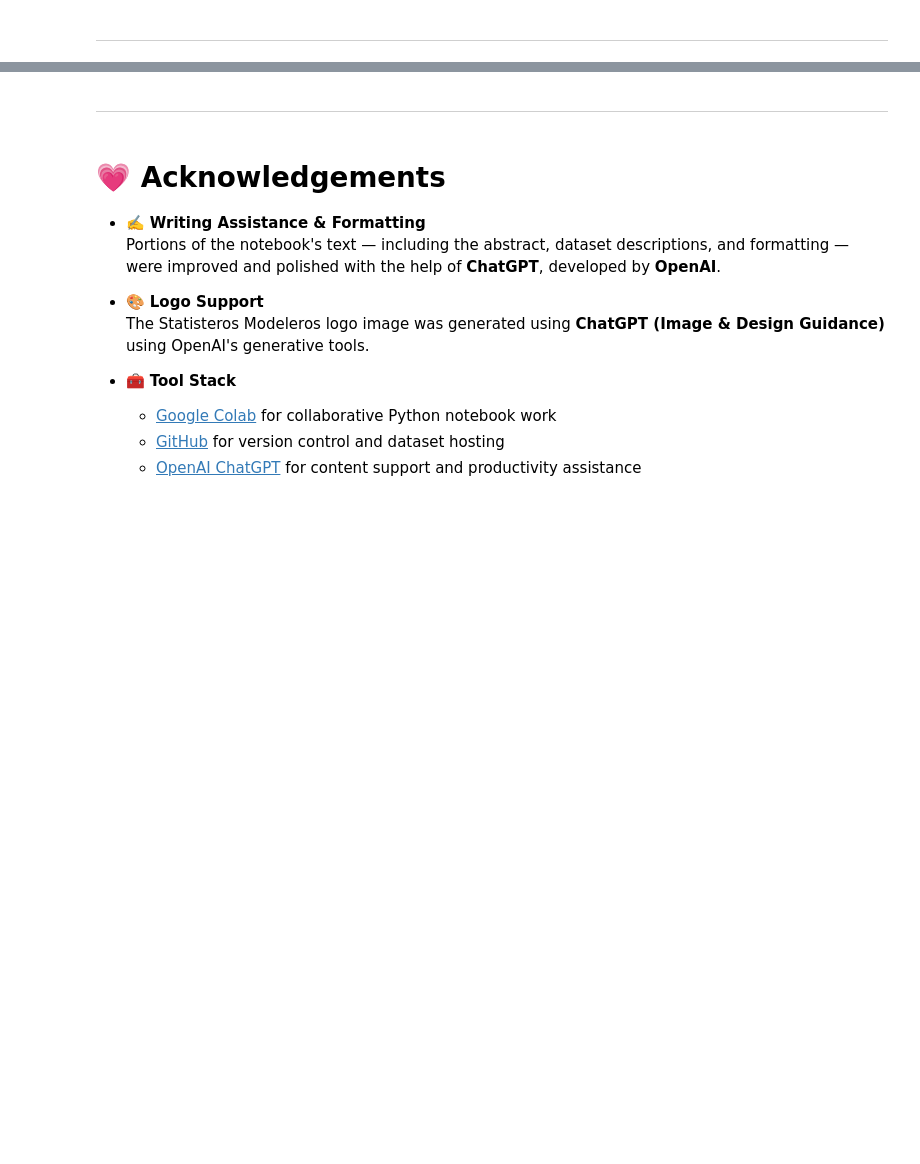
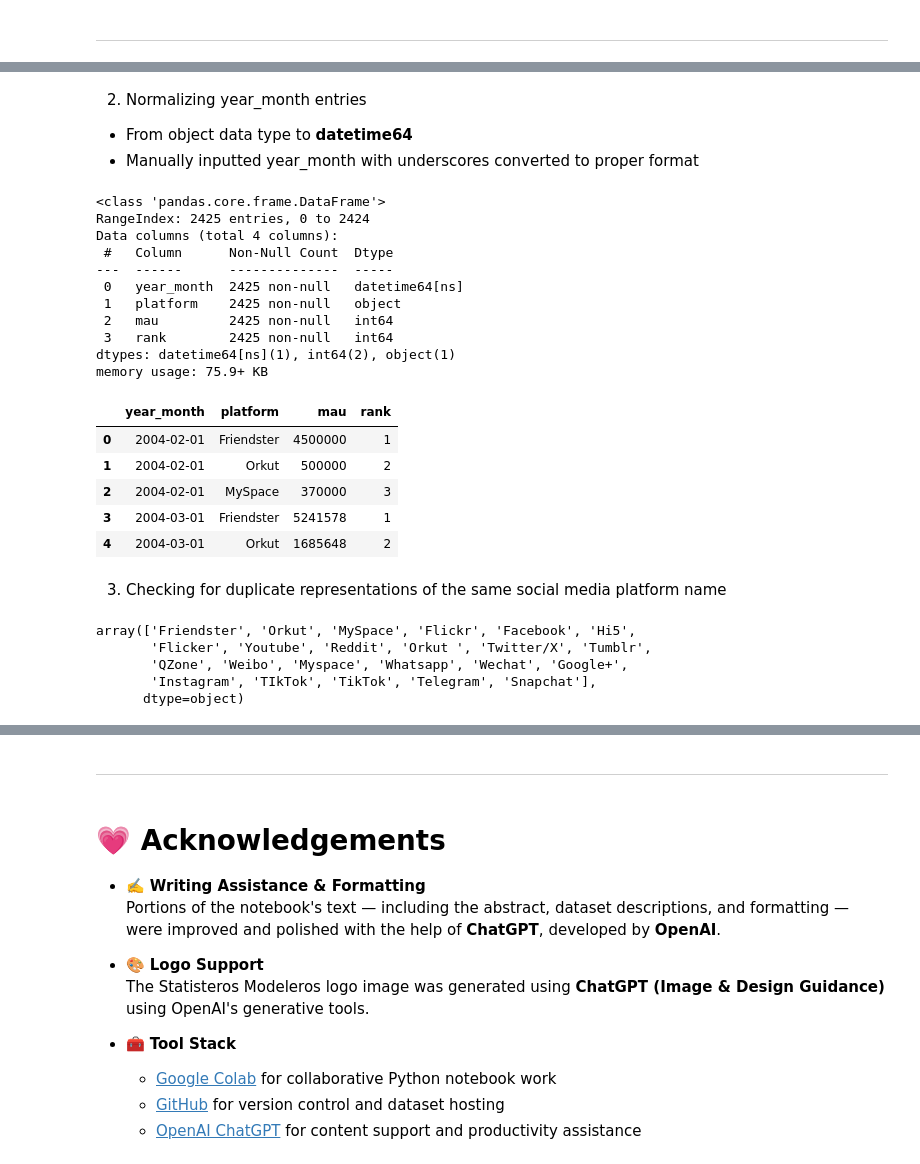
Before and after one commit to carloscailao/CSMODEL, a Jupyter notebook: notebook.ipynb, the cells around one changed output, grey strips where cells are left out. Cells and saved outputs as stored; diff of their text form; code cells hidden in the pictures; blank space fills up the shorter version.

```diff
--- a/notebook.ipynb
+++ b/notebook.ipynb
@@ -106,0 +169,44 @@ IndexError: list index out of range
+# %% [markdown]
+2. Normalizing year_month entries
+- From object data type to **datetime64**
+- Manually inputted year_month with underscores converted to proper format
+# %%
+# Make a Date Normalized copy of the MAU Normalized Social Media Dataframe
+dateNormalizedSocialMediaDf = mauNormalizedSocialMediaDf.copy()
+
+# Replace underscores with dashes
+dateNormalizedSocialMediaDf['year_month'] = dateNormalizedSocialMediaDf['year_month'].str.replace('_', '-', regex=False)
+
+# Convert to datetime
+dateNormalizedSocialMediaDf['year_month'] = pd.to_datetime(dateNormalizedSocialMediaDf['year_month'], format='%Y-%m')
+
+dateNormalizedSocialMediaDf.info()
+dateNormalizedSocialMediaDf.head()
+# %% [output]
+<class 'pandas.core.frame.DataFrame'>
+RangeIndex: 2425 entries, 0 to 2424
+Data columns (total 4 columns):
+ #   Column      Non-Null Count  Dtype
+---  ------      --------------  -----
+ 0   year_month  2425 non-null   datetime64[ns]
+ 1   platform    2425 non-null   object
+ 2   mau         2425 non-null   int64
+ 3   rank        2425 non-null   int64
+dtypes: datetime64[ns](1), int64(2), object(1)
+memory usage: 75.9+ KB
+|  | year_month | platform | mau | rank |
+| 0 | 2004-02-01 | Friendster | 4500000 | 1 |
+| 1 | 2004-02-01 | Orkut | 500000 | 2 |
+| 2 | 2004-02-01 | MySpace | 370000 | 3 |
+| 3 | 2004-03-01 | Friendster | 5241578 | 1 |
+| 4 | 2004-03-01 | Orkut | 1685648 | 2 |
+# %% [markdown]
+3. Checking for duplicate representations of the same social media platform name
+# %%
+dateNormalizedSocialMediaDf['platform'].unique()
+# %% [output]
+array(['Friendster', 'Orkut', 'MySpace', 'Flickr', 'Facebook', 'Hi5',
+       'Flicker', 'Youtube', 'Reddit', 'Orkut ', 'Twitter/X', 'Tumblr',
+       'QZone', 'Weibo', 'Myspace', 'Whatsapp', 'Wechat', 'Google+',
+       'Instagram', 'TIkTok', 'TikTok', 'Telegram', 'Snapchat'],
+      dtype=object)
```
Also changed, not shown: parts of 14 cells of this notebook.
